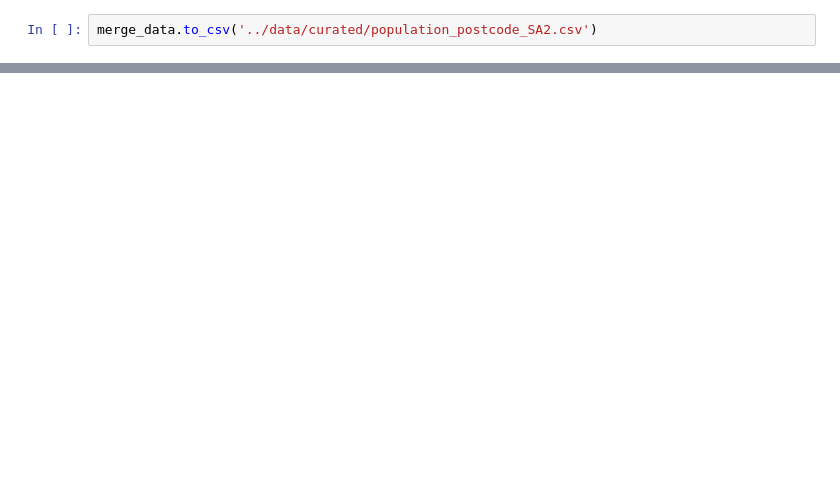
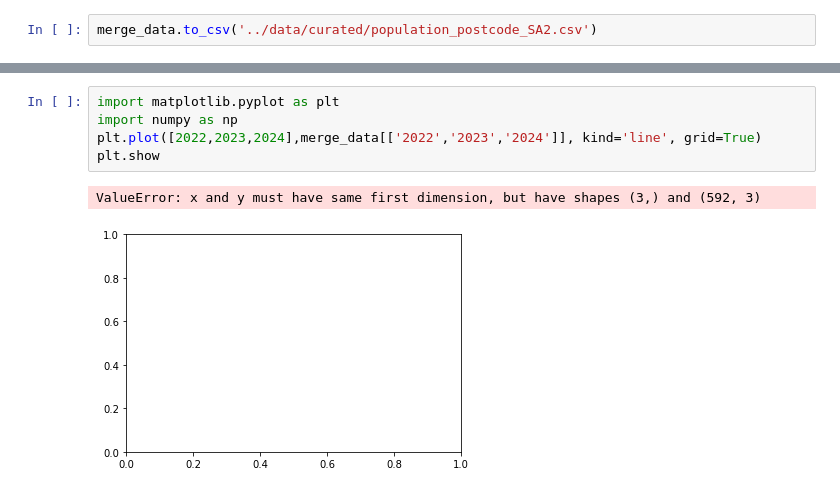
Before and after one commit to MAST30034-Applied-Data-Science/generic-real-estate-consulting-project-group-55, a Jupyter notebook: notebooks/population forecast.ipynb, the cells around one changed output, grey strips where cells are left out. Cells and saved outputs as stored; diff of their text form; blank space fills up the shorter version.

```diff
--- a/notebooks/population forecast.ipynb
+++ b/notebooks/population forecast.ipynb
@@ -79,0 +130,8 @@ merge_data.to_csv('../data/curated/population_postcode_SA2.csv')
+# %%
+import matplotlib.pyplot as plt
+import numpy as np
+plt.plot([2022,2023,2024],merge_data[['2022','2023','2024']], kind='line', grid=True)
+plt.show
+# %% [output]
+ValueError: x and y must have same first dimension, but have shapes (3,) and (592, 3)
+[figure, added]
```
Also changed, not shown: parts of 12 cells of this notebook.
